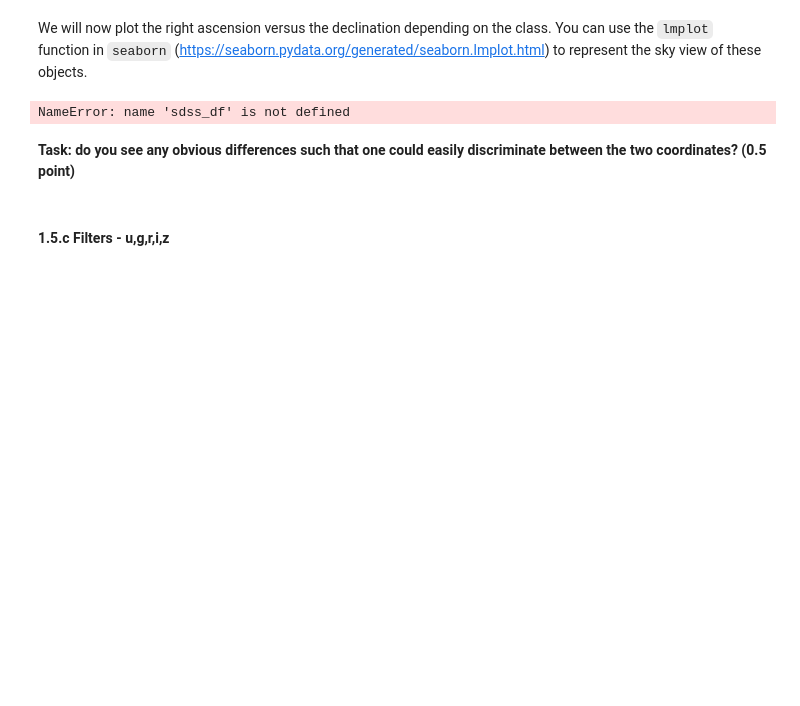
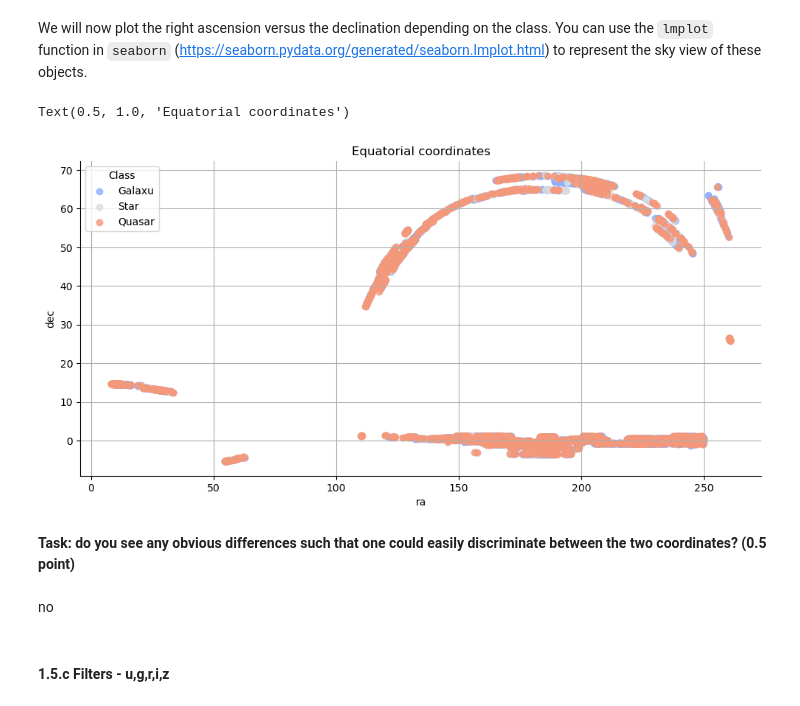
Before and after one commit to UW-ESS-DS/MLGeo2022_velgueta, a Jupyter notebook: Homework7/homework7.ipynb, the cells around one changed output. Drawn from its saved outputs; the diff is of its cells as text; code cells hidden in the pictures; blank space fills up the shorter version.

```diff
--- a/Homework7/homework7.ipynb
+++ b/Homework7/homework7.ipynb
@@ -318,14 +318,17 @@ axes[2].set_ylabel('Counts');
 # %% [markdown]
 We will now plot the right ascension versus the declination depending on the class. You can use the ``lmplot`` function in ``seaborn`` (https://seaborn.pydata.org/generated/seaborn.lmplot.html) to represent the sky view of these objects.
 # %%
-sns.lmplot(x='ra', y='dec', data=sdss_df, hue='class', fit_reg=False, palette='coolwarm', size=6, aspect=2,legend=False)
+sns.lmplot(x='ra', y='dec', data=Data, hue='class', fit_reg=False, palette='coolwarm', aspect=2,legend=False)
 plt.legend(title='Class', loc='upper left', labels=['Galaxu', 'Star','Quasar'])
 plt.grid(True)
 plt.title('Equatorial coordinates')
 # %% [output]
-NameError: name 'sdss_df' is not defined
+Text(0.5, 1.0, 'Equatorial coordinates')
+[figure, added]
 # %% [markdown]
 **Task: do you see any obvious differences such that one could easily discriminate between the two coordinates? (0.5 point)**
+# %% [markdown]
+no
 # %% [markdown]
 #### 1.5.c Filters - u,g,r,i,z
 # %% [markdown]
```
Also changed, not shown: parts of 3 cells of this notebook.
